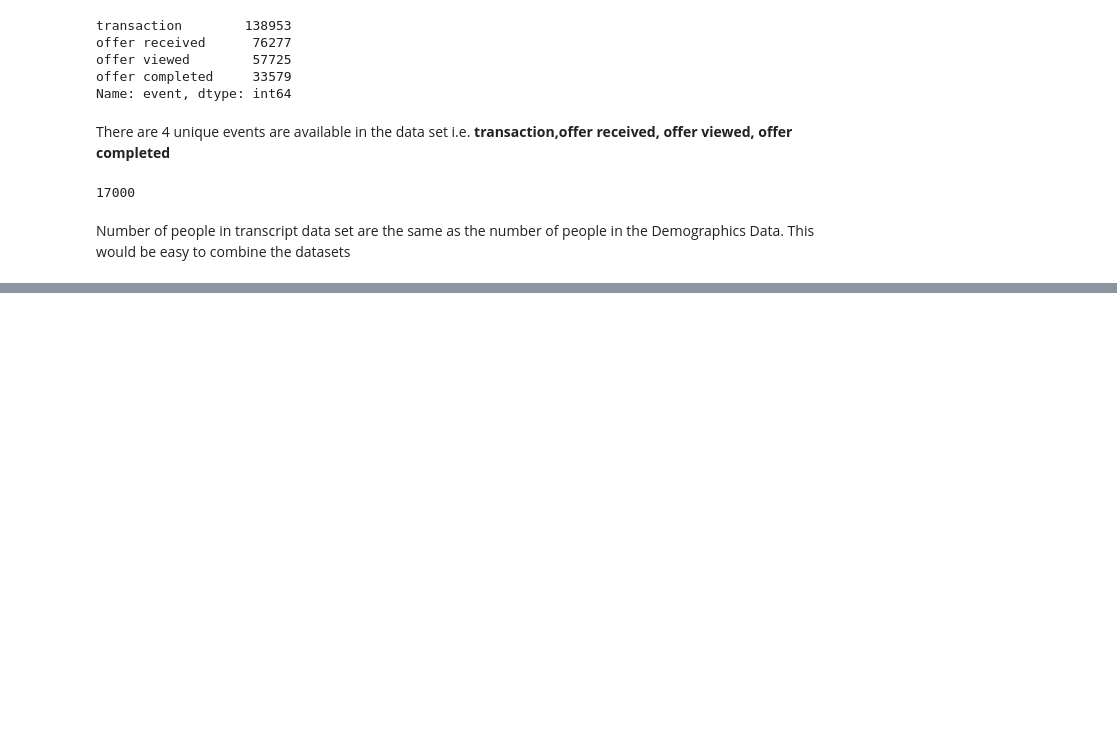
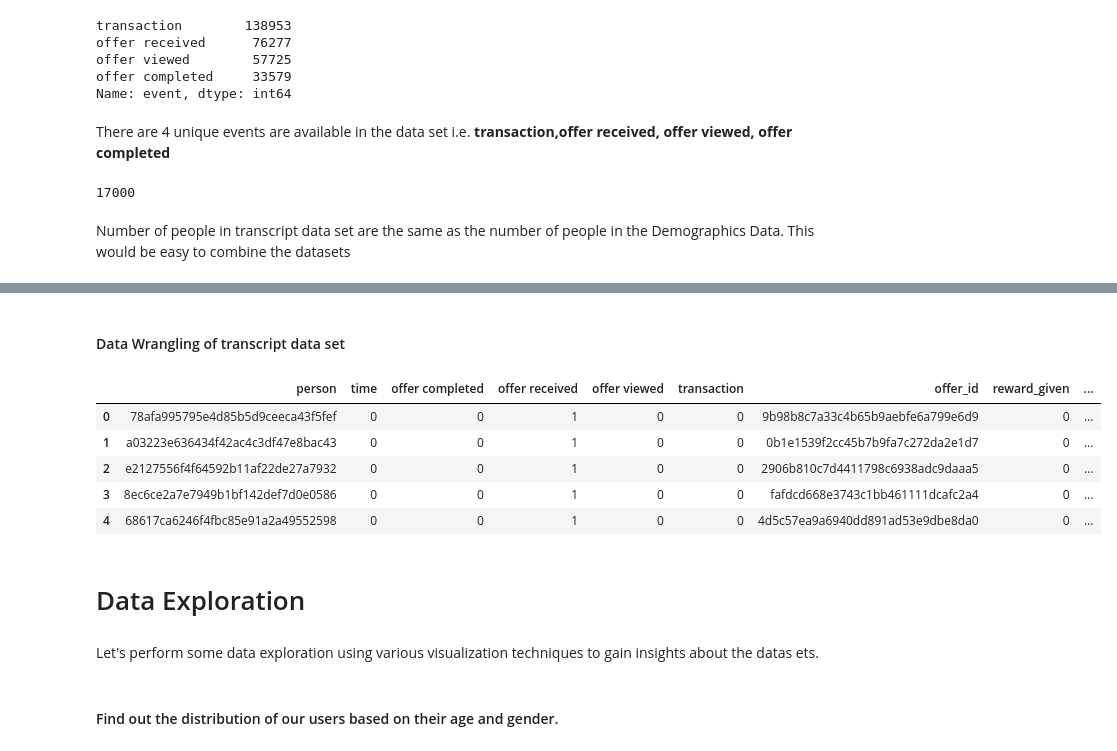
Before and after one commit to SiddharthSabat/Data-Science-and-ML-Portfolio, a Jupyter notebook: Data_Scientist_Starbucks_Capstone/Starbucks_Capstone_notebook.ipynb, the cells around one changed output, grey strips where cells are left out. Drawn from its saved outputs; the diff is of its cells as text; code cells hidden in the pictures; blank space fills up the shorter version.

```diff
--- a/Data_Scientist_Starbucks_Capstone/Starbucks_Capstone_notebook.ipynb
+++ b/Data_Scientist_Starbucks_Capstone/Starbucks_Capstone_notebook.ipynb
@@ -304,0 +354,40 @@ Number of people in transcript data set are the same as the number of people in
+# %% [markdown]
+#### Data Wrangling of transcript data set
+# %%
+# convert the event column to dummy variables
+event_dummies = pd.get_dummies(transcript.event)
+
+# Concatenate the event dummies dataframe with transcript dataframe
+transcript = pd.concat([transcript,event_dummies],axis = 1)
+
+# Generate offer_id column to hold the offer id of the value column if any, otherwise it will have a nan
+transcript['offer_id'] = transcript.value.apply(lambda x: x['offer id'] if 'offer id' in x else\
+                                                x['offer_id'] if 'offer_id' in x else np.nan)
+
+# Generate reward_value column to hold the reward value of the value column if any, otherwise it will have a zero
+transcript['reward_given'] = transcript.value.apply(lambda x: x['reward'] if 'reward' in x else 0)
+
+# Generate amount column to hold the transaction amount of the value column if any, otherwise it will have a zero
+transcript['amount'] = transcript.value.apply(lambda x: x['amount'] if 'amount' in x else 0)
+
+
+# # Remove value and event columns
+transcript.drop(['value','event'],axis=1,inplace=True)
+
+# Remove duplicated rows
+transcript.drop_duplicates(inplace=True,ignore_index=True)
+
+transcript.head()
+# %% [output]
+|  | person | time | offer completed | offer received | offer viewed | transaction | offer_id | reward_given | ... |
+| 0 | 78afa995795e4d85b5d9ceeca43f5fef | 0 | 0 | 1 | 0 | 0 | 9b98b8c7a33c4b65b9aebfe6a799e6d9 | 0 | ... |
+| 1 | a03223e636434f42ac4c3df47e8bac43 | 0 | 0 | 1 | 0 | 0 | 0b1e1539f2cc45b7b9fa7c272da2e1d7 | 0 | ... |
+| 2 | e2127556f4f64592b11af22de27a7932 | 0 | 0 | 1 | 0 | 0 | 2906b810c7d4411798c6938adc9daaa5 | 0 | ... |
+| 3 | 8ec6ce2a7e7949b1bf142def7d0e0586 | 0 | 0 | 1 | 0 | 0 | fafdcd668e3743c1bb461111dcafc2a4 | 0 | ... |
+| 4 | 68617ca6246f4fbc85e91a2a49552598 | 0 | 0 | 1 | 0 | 0 | 4d5c57ea9a6940dd891ad53e9dbe8da0 | 0 | ... |
+# %% [markdown]
+# Data Exploration
+# %% [markdown]
+Let's perform some data exploration using various visualization techniques to gain insights about the datas ets.
+# %% [markdown]
+#### Find out the distribution of our users based on their age and gender.
```
Also changed, not shown: parts of 7 cells of this notebook.
